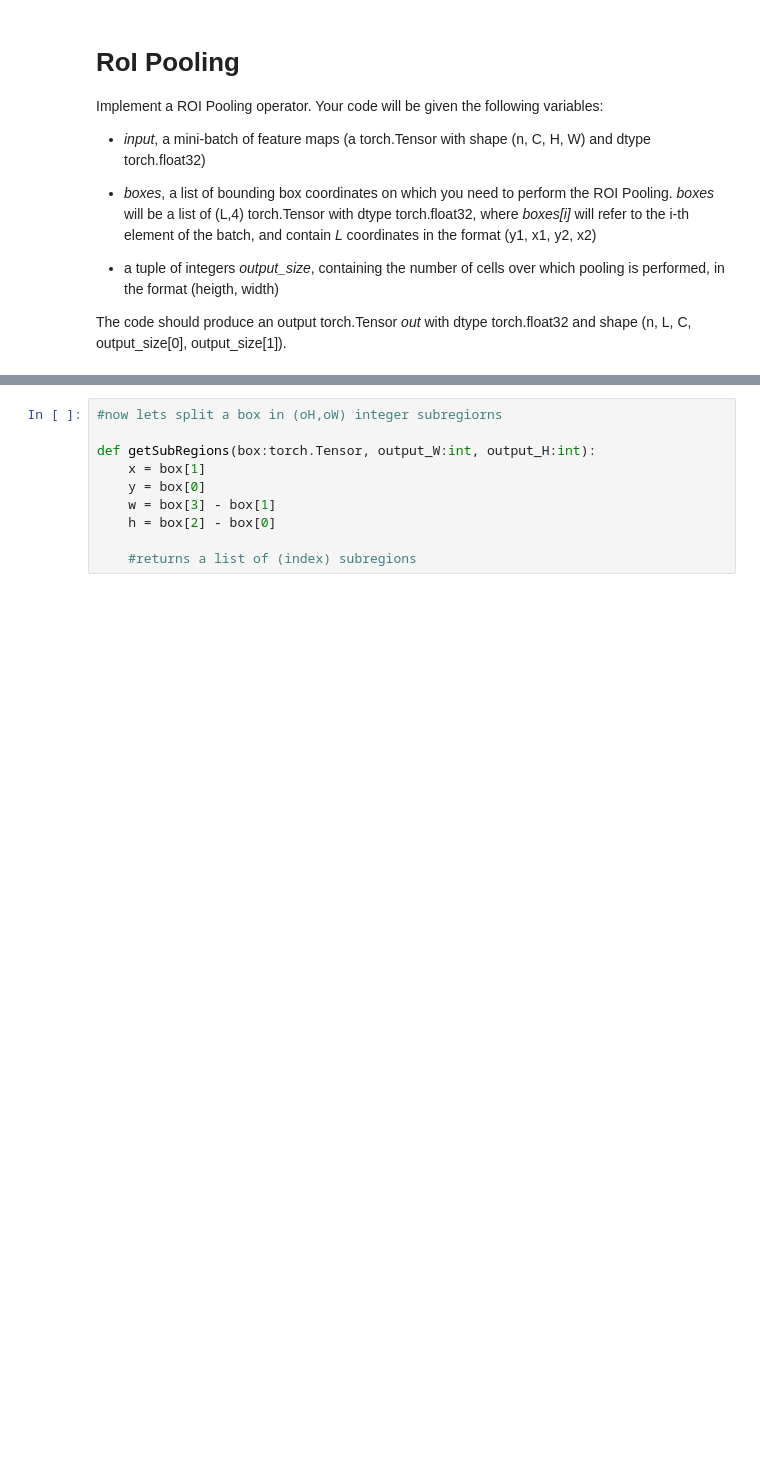
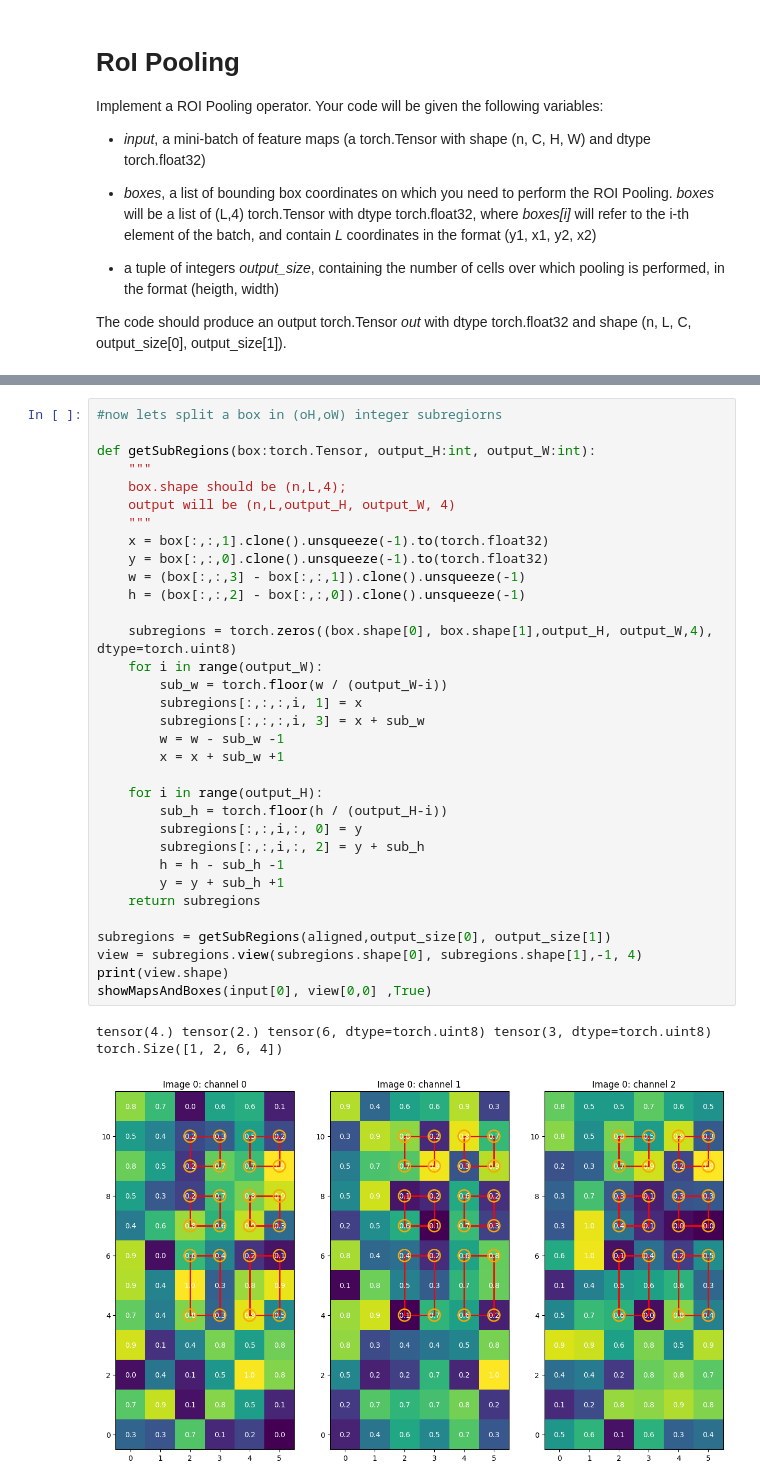
Before and after one commit to martinellop/cvcs-exercises, a Jupyter notebook: 06 Object Detection/ROI Pooling.ipynb, the cells around one changed output, grey strips where cells are left out. Drawn from its saved outputs; the diff is of its cells as text; blank space fills up the shorter version.

```diff
--- a/06 Object Detection/ROI Pooling.ipynb
+++ b/06 Object Detection/ROI Pooling.ipynb
@@ -99,10 +98,37 @@ showMapsAndBoxes(input[0],aligned[0][0].unsqueeze(0),True)
-# %%
-#now lets split a box in (oH,oW) integer subregiorns
-
-def getSubRegions(box:torch.Tensor, output_W:int, output_H:int):
-    x = box[1]
-    y = box[0]
-    w = box[3] - box[1]
-    h = box[2] - box[0]
-
-    #returns a list of (index) subregions
+# %%
+#now lets split a box in (oH,oW) integer subregiorns
+
+def getSubRegions(box:torch.Tensor, output_H:int, output_W:int):
+    """
+    box.shape should be (n,L,4);
+    output will be (n,L,output_H, output_W, 4)
+    """
+    x = box[:,:,1].clone().unsqueeze(-1).to(torch.float32)
+    y = box[:,:,0].clone().unsqueeze(-1).to(torch.float32)
+    w = (box[:,:,3] - box[:,:,1]).clone().unsqueeze(-1)
+    h = (box[:,:,2] - box[:,:,0]).clone().unsqueeze(-1)
+
+    subregions = torch.zeros((box.shape[0], box.shape[1],output_H, output_W,4), dtype=torch.uint8)
+    for i in range(output_W):
+        sub_w = torch.floor(w / (output_W-i))
+        subregions[:,:,:,i, 1] = x
+        subregions[:,:,:,i, 3] = x + sub_w
+        w = w - sub_w -1
+        x = x + sub_w +1
+
+    for i in range(output_H):
+        sub_h = torch.floor(h / (output_H-i))
+        subregions[:,:,i,:, 0] = y
+        subregions[:,:,i,:, 2] = y + sub_h
+        h = h - sub_h -1
+        y = y + sub_h +1
+    return subregions
+
+subregions = getSubRegions(aligned,output_size[0], output_size[1])
+view = subregions.view(subregions.shape[0], subregions.shape[1],-1, 4)
+print(view.shape)
+showMapsAndBoxes(input[0], view[0,0] ,True)
+# %% [output]
+tensor(4.) tensor(2.) tensor(6, dtype=torch.uint8) tensor(3, dtype=torch.uint8)
+torch.Size([1, 2, 6, 4])
+[figure, added]
```
Also changed, not shown: parts of 4 cells of this notebook.
